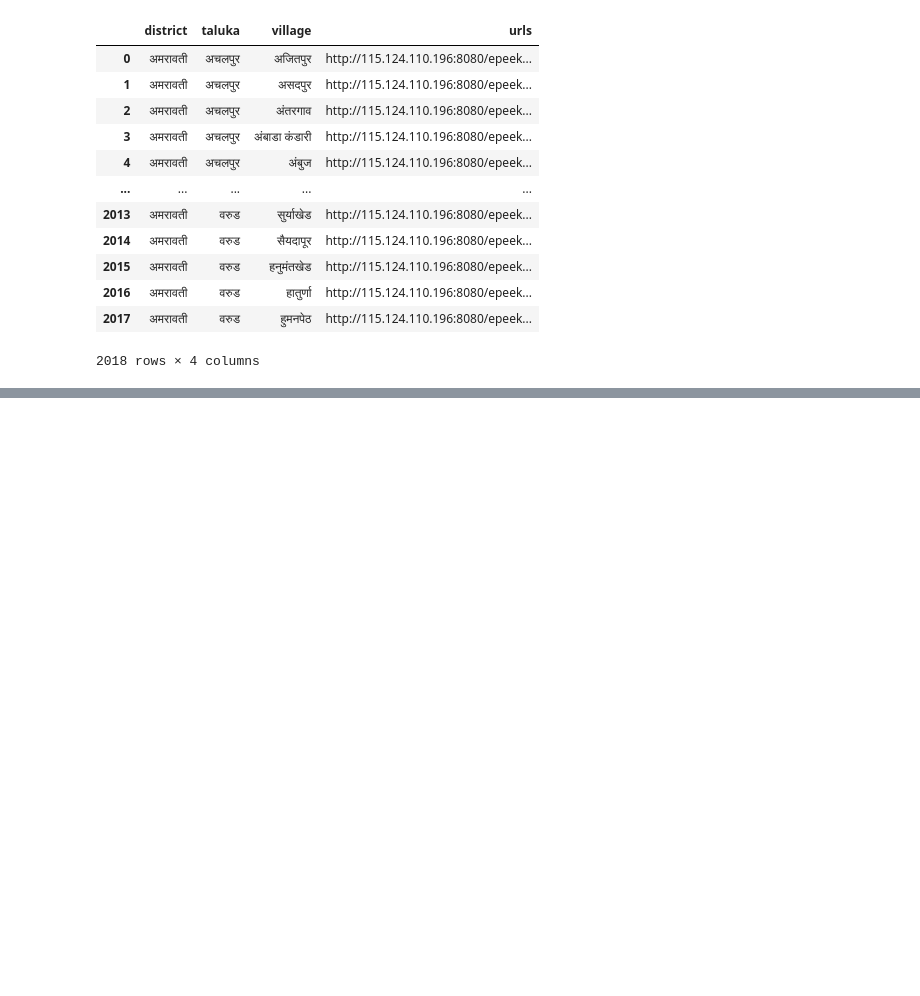
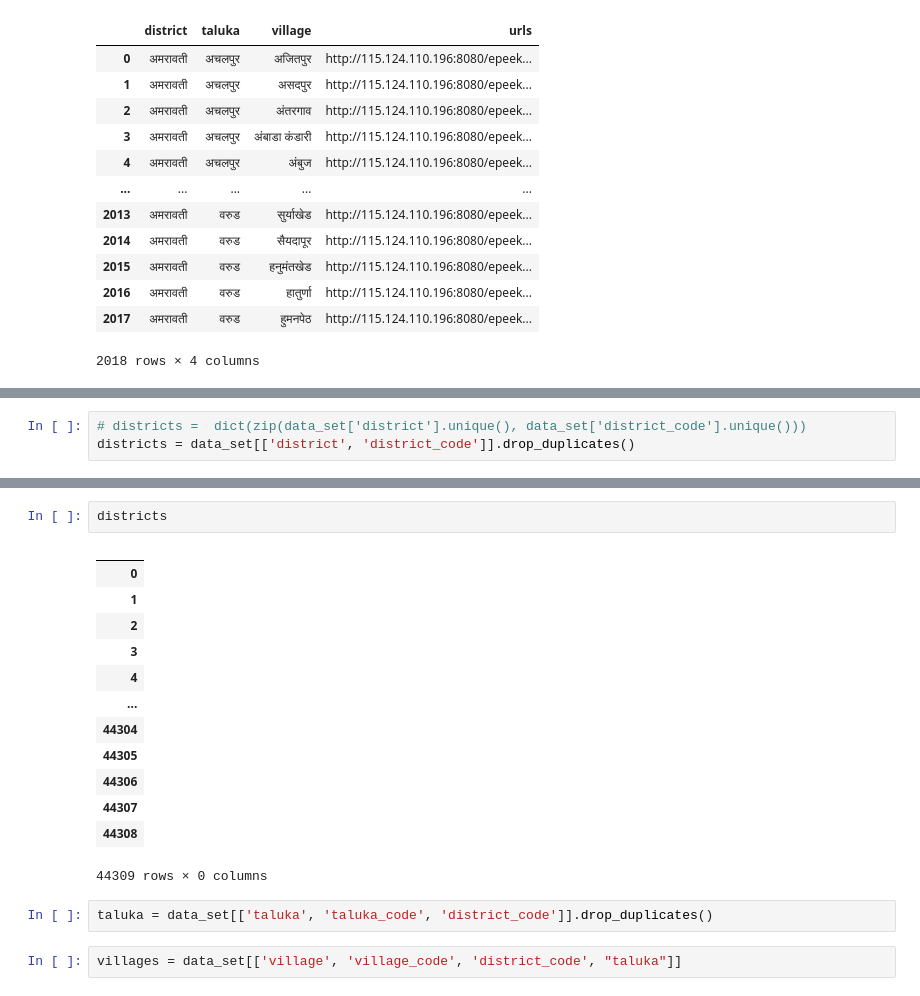
Before and after one commit to itsmevishnu/pocra_codes, a Jupyter notebook: assignment_3.ipynb, the cells around one changed output, grey strips where cells are left out. Drawn from its saved outputs; the diff is of its cells as text; blank space fills up the shorter version.

```diff
--- a/assignment_3.ipynb
+++ b/assignment_3.ipynb
@@ -88,0 +120,3 @@ Pandas(Index=1940, district='अमरावती', taluka='वरुड', vill
+# %%
+# districts =  dict(zip(data_set['district'].unique(), data_set['district_code'].unique()))
+districts = data_set[['district', 'district_code']].drop_duplicates()
@@ -88,0 +144,20 @@ Pandas(Index=1940, district='अमरावती', taluka='वरुड', vill
+# %%
+districts
+# %% [output]
+|  |
+| 0 |
+| 1 |
+| 2 |
+| 3 |
+| 4 |
+| ... |
+| 44304 |
+| 44305 |
+| 44306 |
+| 44307 |
+| 44308 |
+44309 rows × 0 columns
+# %%
+taluka = data_set[['taluka', 'taluka_code', 'district_code']].drop_duplicates()
+# %%
+villages = data_set[['village', 'village_code', 'district_code', "taluka"]]
```
Also changed, not shown: parts of 21 cells of this notebook, 2 other files.
